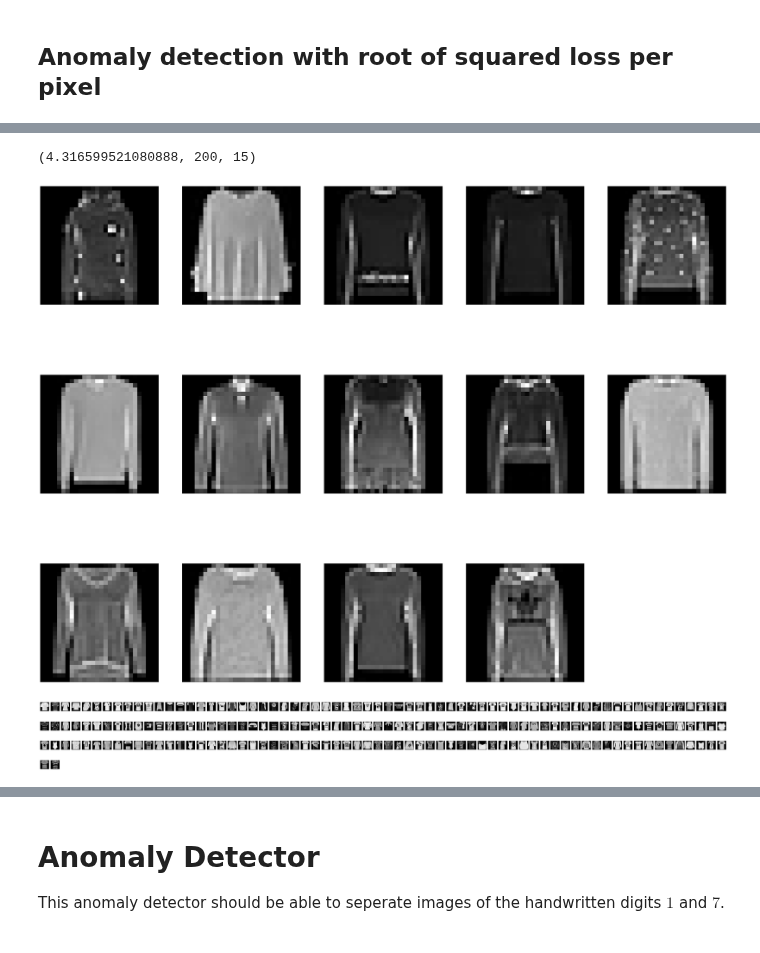
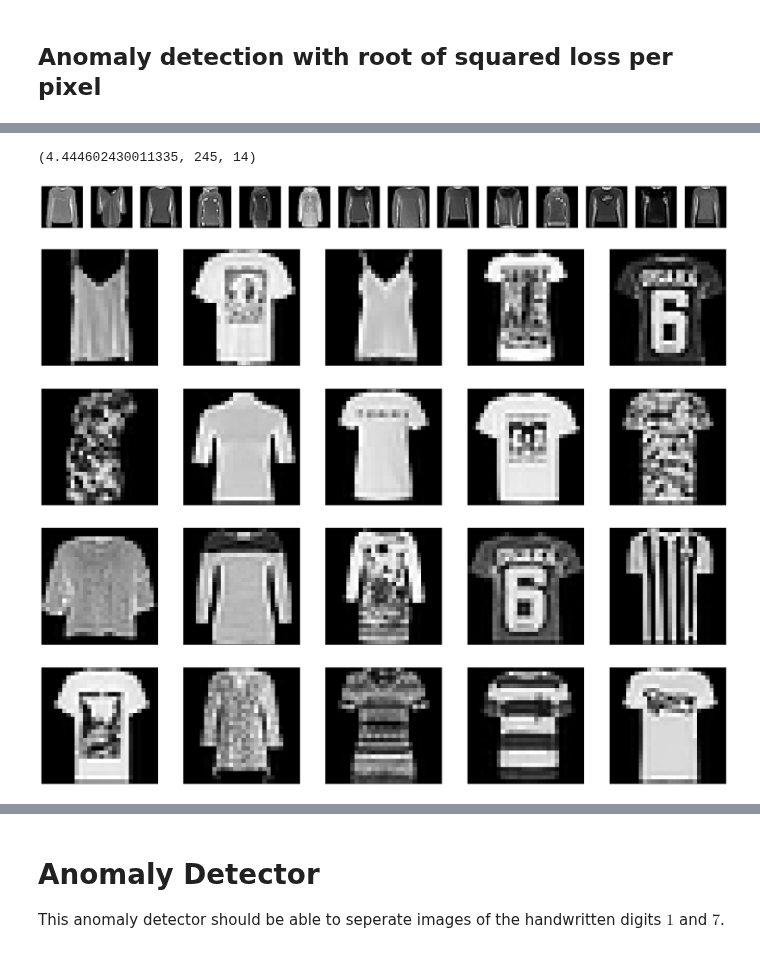
Before and after one commit to ChiShao/cnn-auto-encoder, a Jupyter notebook: conv-autoencoder-fashion.ipynb, the cells around one changed output, grey strips where cells are left out. Cells and saved outputs as stored; diff of their text form; code cells hidden in the pictures.

```diff
--- a/conv-autoencoder-fashion.ipynb
+++ b/conv-autoencoder-fashion.ipynb
@@ -239,7 +271,7 @@ fashion_verbose = [
 # %%
 ckpt_loc = os.path.join(CUR_DIR, "ckpts", "fashionall-conv-ae.hdf5")
 
-if os.path.isfile(ckpt_loc):
+if False and os.path.isfile(ckpt_loc):
     print("Loading Autoencoder for all fashions from directory %s..." % ckpt_loc)
     all_ae = load_model(ckpt_loc)
     all_encoder, all_decoder = get_codec_from_aue(all_ae)
@@ -247,13 +279,16 @@ else:
     print("Training Autoencoder for all fashions...")
     all_ae, all_encoder, all_decoder = build_conv_aue()
     earlyStopping = EarlyStopping(
-        monitor="val_loss", patience=10, verbose=1, mode="min", min_delta=0.0005
+        monitor="val_loss", patience=10, verbose=1, mode="min", min_delta=0.0001
     )
     mcp_save = ModelCheckpoint(
         ckpt_loc, save_best_only=True, verbose=1, monitor="val_loss", mode="min"
     )
     reduce_lr_loss = ReduceLROnPlateau(
         monitor="val_loss", factor=0.3, patience=3, verbose=1, mode="min"
+    )
+    tb = TensorBoard(
+        log_dir="./logs7all-fashion", histogram_freq=0, write_graph=True, write_images=True, update_freq="batch"
     )
     all_ae.fit(
         X_train,
@@ -262,6 +297,6 @@ else:
         batch_size=128,
         shuffle=True,
         validation_data=(X_validate, X_validate),
-        callbacks=[earlyStopping, mcp_save, reduce_lr_loss],
+        callbacks=[earlyStopping, mcp_save, reduce_lr_loss,tb],
     )
 all_ae.summary()
@@ -312,7 +372,7 @@ len(X_t_train), len(X_t_test), len(X_t_validate)
 # %%
 ckpt_loc = os.path.join(CUR_DIR, "ckpts", "%s-conv-ae.hdf5" % fashion_verbose[0])
 
-if os.path.isfile(ckpt_loc):
+if False and os.path.isfile(ckpt_loc):
     print("Loading Autoencoder %s from directory %s..." % (fashion_verbose[0], ckpt_loc))
     t_ae = load_model(ckpt_loc)
     t_encoder, t_decoder = get_codec_from_aue(t_ae)
@@ -320,7 +380,7 @@ else:
     print("Training Autoencoder for fashion %s..." % fashion_verbose[0])
     t_ae, t_encoder, t_decoder = build_conv_aue()
     earlyStopping = EarlyStopping(
-        monitor="val_loss", patience=10, verbose=1, mode="min", min_delta=0.0005
+        monitor="val_loss", patience=10, verbose=1, mode="min", min_delta=0.0001
     )
     mcp_save = ModelCheckpoint(
         ckpt_loc, save_best_only=True, verbose=1, monitor="val_loss", mode="min"
@@ -329,7 +389,7 @@ else:
         monitor="val_loss", factor=0.3, patience=3, verbose=1, mode="min"
     )
     tb = TensorBoard(
-        log_dir="./ckpts", histogram_freq=0, write_graph=True, write_images=True
+        log_dir="./logs/t-shirt", histogram_freq=0, write_graph=True, write_images=True, update_freq="batch"
     )
     t_ae.fit(
         X_t_train,
@@ -425,7 +467,7 @@ plt.savefig(os.path.join("imgs", "pullover-conv-t-ae.png"))
 def loss_per_img(img,rec_img):
     return np.sqrt(np.sum(np.power(rec_img - img,2)))
 # %%
-pullover = fashion_data[2][0][:len(fashion_data[2][0])//100]
+pullover = fashion_data[2][0][:len(fashion_data[2][0])//50]
 imgs = pullover.reshape(-1, 28, 28, 1)
 rec_imgs = t_ae.predict(imgs)
 pullover_losses = np.array([loss_per_img(i, ri) for i, ri in zip(imgs, rec_imgs)])
@@ -542,5 +588,5 @@ len(normal_losses), len(pullover_losses)
 # %%
-loss_boundary = np.sort(normal_losses)[int(len(normal_losses) * 0.810)]
+loss_boundary = np.sort(normal_losses)[int(len(normal_losses) * loss_threshold)]
 ind_undetected_anomalies = np.where(
     pullover_losses < loss_boundary
 )  # indices for undetected anomalies in the data set
@@ -552,26 +598,27 @@ detected_normals = X_t_test[ind_detected_normals]
 undetected_anomalies = fashion_data[2][0][ind_undetected_anomalies]
 loss_boundary, len(detected_normals), len(undetected_anomalies)
 # %% [output]
-(4.316599521080888, 200, 15)
+(4.444602430011335, 245, 14)
 # %%
+# displays all pullovers which were not detected as such ("anomalies")
 n = len(undetected_anomalies)  # how many digits we will display
 plt.figure(figsize=(40, 32))
-for i in range(n-1):
-    ax = plt.subplot(n/5, n/3, i + 1)
+for i in range(n):
+    ax = plt.subplot(n/3, n, i + 1)
     plt.imshow(undetected_anomalies[i].reshape(28, 28))
     plt.gray()
     ax.get_xaxis().set_visible(False)
     ax.get_yaxis().set_visible(False)
     ax.get_yaxis().set_visible(False)
 plt.savefig(os.path.join("imgs", "undetected-pullover.png"))
 # %% [output]
-[figure, old version]
+[figure, new version]
 # %%
-# display digits "1" which have been detectes as normaility
-n = len(detected_normals)  # how many digits we will display
+# display t-shirts which have been detectes as normaility
+n = min(len(detected_normals),20)  # how many digits we will display
 plt.figure(figsize=(40, 32))
 for i in range(n):
-    ax = plt.subplot(n//7, n//3, i + 1)
+    ax = plt.subplot(n//5, n//4, i + 1)
     plt.imshow(detected_normals[i].reshape(28, 28))
     plt.gray()
     ax.get_xaxis().set_visible(False)
@@ -579,7 +626,7 @@ for i in range(n):
     ax.get_yaxis().set_visible(False)
 plt.savefig(os.path.join("imgs", "detected-t-shirts.png"))
 # %% [output]
-[figure, old version]
+[figure, new version]
 # %%
 plt.imshow(X_t_test[np.argmax(normal_losses)].reshape((28,28)))
 plt.show()
```
Also changed, not shown: parts of 22 cells of this notebook, 4 other files.
